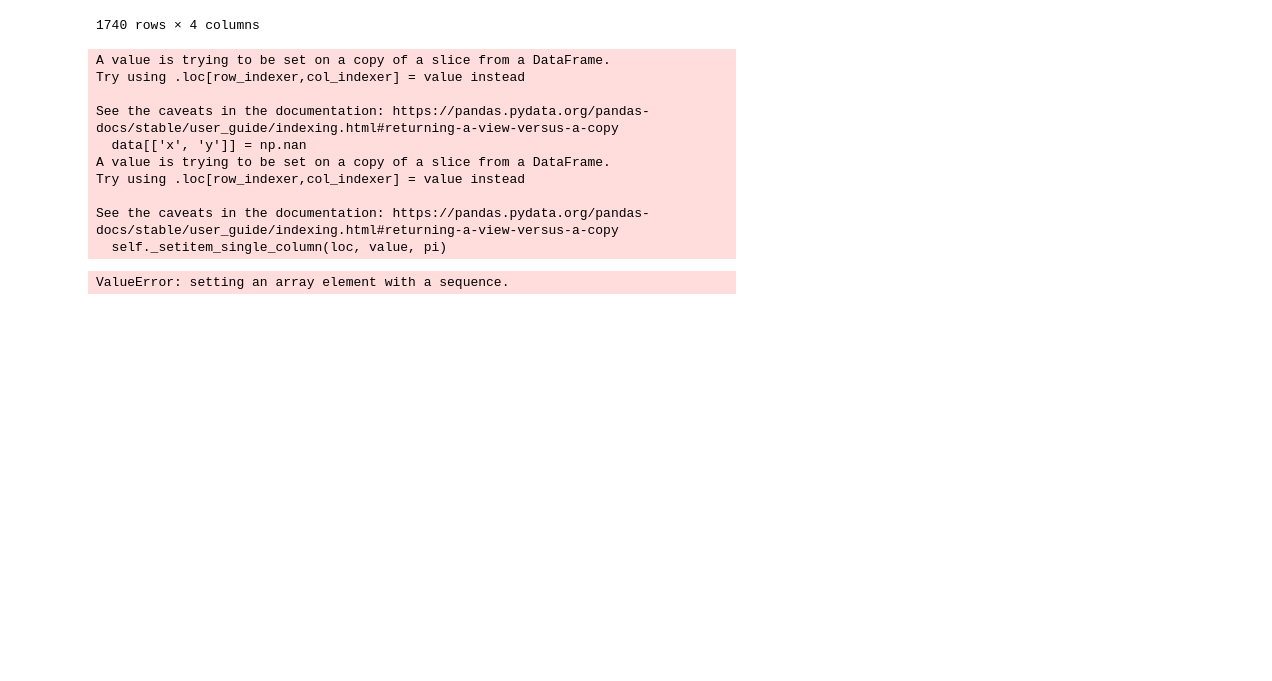
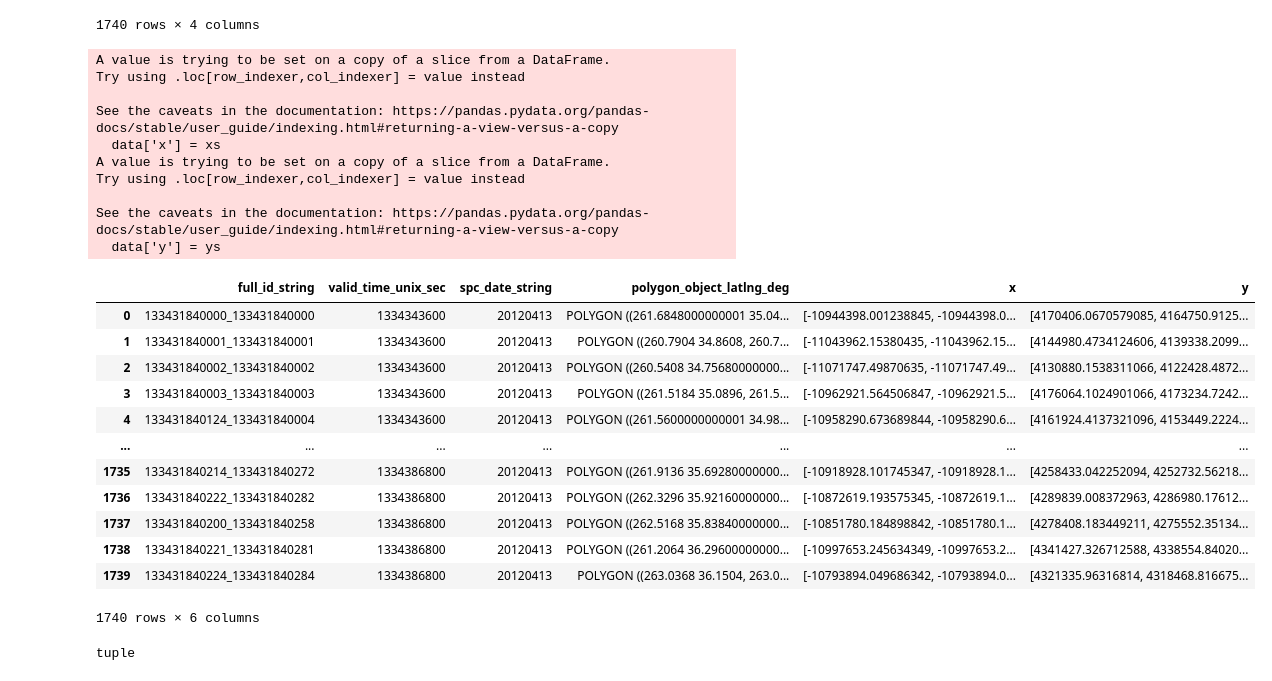
Before and after one commit to ai2es/tornado_jtti, a Jupyter notebook: viz/bokeh_data_load.ipynb, the cells around one changed output. Drawn from its saved outputs; the diff is of its cells as text; code cells hidden in the pictures; blank space fills up the shorter version.

```diff
--- a/viz/bokeh_data_load.ipynb
+++ b/viz/bokeh_data_load.ipynb
@@ -196,21 +196,36 @@ data
 | 1739 | 133431840224_133431840284 | 1334386800 | 20120413 | POLYGON ((263.0368 36.1504, 263.0... |
 1740 rows × 4 columns
 # %%
-data[['x', 'y']] = np.nan
-for i in data.index[:2]:
+xs = []
+ys = []
+for i in data.index:
     x, y = data.loc[i, 'polygon_object_latlng_deg'].exterior.coords.xy
-    data.at[i, 'x'] = lon_to_web_mercator(np.array(x) - 360)
-    data.at[i, 'y'] = lat_to_web_mercator(np.array(y))
+    xs.append(lon_to_web_mercator(np.array(x) - 360))
+    ys.append(lat_to_web_mercator(np.array(y)))
+data['x'] = xs
+data['y'] = ys
 data
 # %% [output]
 A value is trying to be set on a copy of a slice from a DataFrame.
 Try using .loc[row_indexer,col_indexer] = value instead
 
 See the caveats in the documentation: https://pandas.pydata.org/pandas-docs/stable/user_guide/indexing.html#returning-a-view-versus-a-copy
-  data[['x', 'y']] = np.nan
+  data['x'] = xs
 A value is trying to be set on a copy of a slice from a DataFrame.
 Try using .loc[row_indexer,col_indexer] = value instead
 
 See the caveats in the documentation: https://pandas.pydata.org/pandas-docs/stable/user_guide/indexing.html#returning-a-view-versus-a-copy
-  self._setitem_single_column(loc, value, pi)
+  data['y'] = ys
+|  | full_id_string | valid_time_unix_sec | spc_date_string | polygon_object_latlng_deg | x | y |
+| 0 | 133431840000_133431840000 | 1334343600 | 20120413 | POLYGON ((261.6848000000001 35.04... | [-10944398.001238845, -10944398.0... | [4170406.0670579085, 4164750.9125... |
+| 1 | 133431840001_133431840001 | 1334343600 | 20120413 | POLYGON ((260.7904 34.8608, 260.7... | [-11043962.15380435, -11043962.15... | [4144980.4734124606, 4139338.2099... |
+| 2 | 133431840002_133431840002 | 1334343600 | 20120413 | POLYGON ((260.5408 34.75680000000... | [-11071747.49870635, -11071747.49... | [4130880.1538311066, 4122428.4872... |
+| 3 | 133431840003_133431840003 | 1334343600 | 20120413 | POLYGON ((261.5184 35.0896, 261.5... | [-10962921.564506847, -10962921.5... | [4176064.1024901066, 4173234.7242... |
+| 4 | 133431840124_133431840004 | 1334343600 | 20120413 | POLYGON ((261.5600000000001 34.98... | [-10958290.673689844, -10958290.6... | [4161924.4137321096, 4153449.2224... |
+| ... | ... | ... | ... | ... | ... | ... |
+| 1735 | 133431840214_133431840272 | 1334386800 | 20120413 | POLYGON ((261.9136 35.69280000000... | [-10918928.101745347, -10918928.1... | [4258433.042252094, 4252732.56218... |
+| 1736 | 133431840222_133431840282 | 1334386800 | 20120413 | POLYGON ((262.3296 35.92160000000... | [-10872619.193575345, -10872619.1... | [4289839.008372963, 4286980.17612... |
+| 1737 | 133431840200_133431840258 | 1334386800 | 20120413 | POLYGON ((262.5168 35.83840000000... | [-10851780.184898842, -10851780.1... | [4278408.183449211, 4275552.35134... |
+| 1738 | 133431840221_133431840281 | 1334386800 | 20120413 | POLYGON ((261.2064 36.29600000000... | [-10997653.245634349, -10997653.2... | [4341427.326712588, 4338554.84020... |
+| 1739 | 133431840224_133431840284 | 1334386800 | 20120413 | POLYGON ((263.0368 36.1504, 263.0... | [-10793894.049686342, -10793894.0... | [4321335.96316814, 4318468.816675... |
-ValueError: setting an array element with a sequence.
+1740 rows × 6 columns
@@ -216,0 +234,4 @@ ValueError: setting an array element with a sequence.
+# %%
+type(palette)
+# %% [output]
+tuple
```
Also changed, not shown: parts of 9 cells of this notebook, 3 other files.
